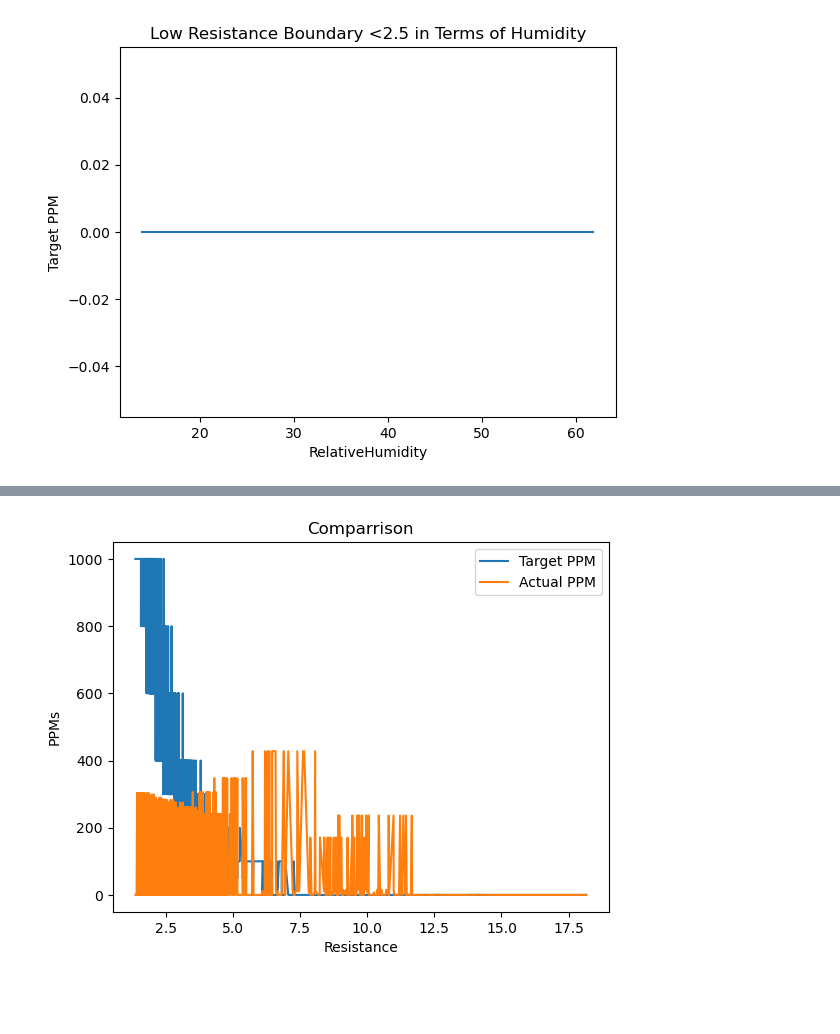
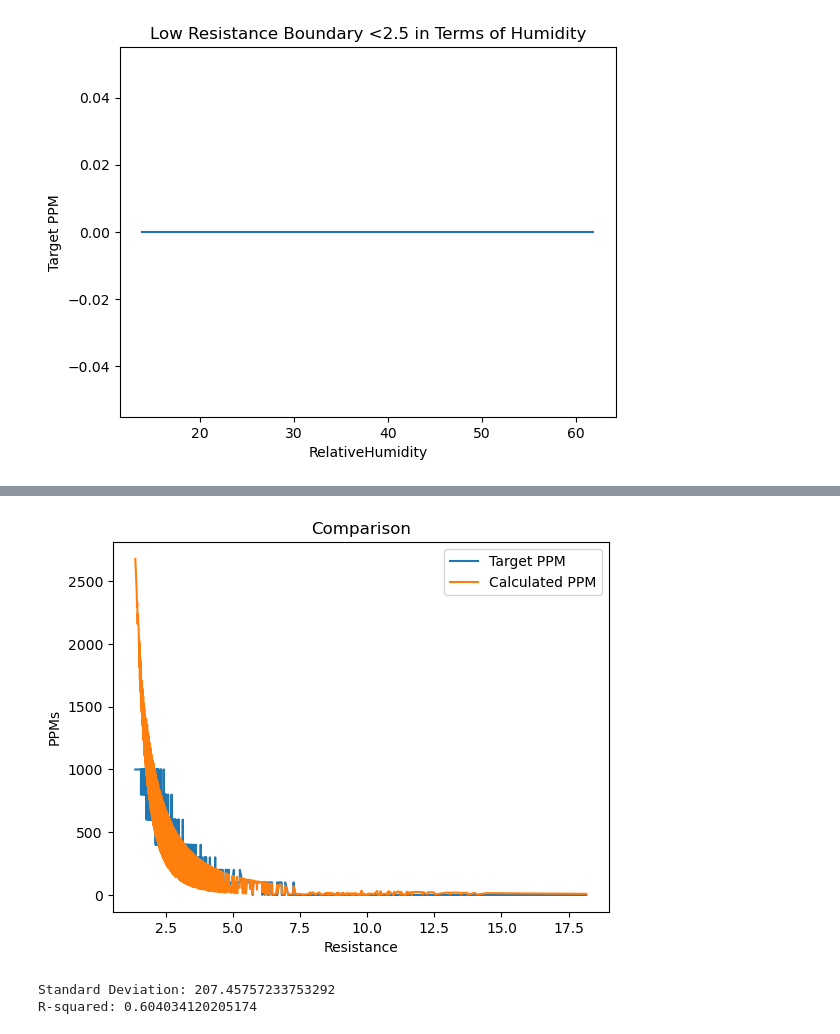
Before and after one commit to Coopsims/MethaneDataScience, a Jupyter notebook: PDE Analysis.ipynb, the cells around one changed output, grey strips where cells are left out. Drawn from its saved outputs; the diff is of its cells as text; code cells hidden in the pictures; blank space fills up the shorter version.

Commit message:
Added equation with stdev = 207 and R^2 = 0.60 (food for thought)

```diff
--- a/PDE Analysis.ipynb
+++ b/PDE Analysis.ipynb
@@ -358,40 +402,77 @@ plt.show()
 # %%
 #Here I will play around with solutions from the comment block above
-# (2) (Acos(kx))((975/g₀)cosh(ky) + Dsinh(k*y))
-# where x = r-1.628 and y = h-12.92
-def ppm_equation(x, y, A, B, k, D, c, l, m):
-    return A*np.cos(l*x)*(B * np.cosh(m * y) + D * np.sinh(k * y))+c
+"""
+second, power:
+ppm(r,h)        = A*r^(B)
+ppm(r,12.92)    = 4642.9*r^(-2.113)
+                  R = 0.90
+ppm(r,60.63)    = 8910.6*r^(-3.942)
+                R = 0.96
+ppm(1.628,h)    ~ 957
+ppm(7.5,h)      = 0
+Here we make A and B linear functions of h (A(h), B(h))
+where A(12.92) = 4642.9 and A(60.63) = 8910.6
+A(h) = 89.470h + 3478.205
+where B(12.92) = -2.113 and B(60.63) = -3.942
+B(h) = -0.038304h - 1.617725
+"""
 
-A = 0.00012
-B = -50
-k = 0.22
-l = -0.01
-m = 0.22
-D = 200
-c = 0
+def A(h):
+    return 89.47*h + 3478.205
+def B(h):
+    return -0.038304*h - 1.617725
+def ppm(r,h):
+    result = A(h) * r ** B(h)
+    return result
+
 
 y2 = []
 for row in sorted_data_r:
-    x = float(row[3])-1.628
-    y = float(row[5])-12.92
-    y2.append(ppm_equation(x, y, A, B, k, D, c, l, m))
+    r = float(row[3])
+    h = float(row[5])
+    y2.append(ppm(r,h))
 
 y1 = [float(row[2]) for row in sorted_data_r]
 x1 = [float(row[3]) for row in sorted_data_r]
 #print(y1)
 # Plot the datasets
 plt.plot(x1, y1, label='Target PPM')
-plt.plot(x1, y2, label='Actual PPM')
+plt.plot(x1, y2, label='Calculated PPM')
 
 # Set plot labels and title
 plt.xlabel('Resistance')
 plt.ylabel('PPMs')
 plt.title('Comparison')
 
 # Add legend
 plt.legend()
 
 # Display the plot
 plt.show()
+
+
+
+def calculate_standard_deviation(actual_values, calculated_values):
+    residuals = actual_values - calculated_values
+    squared_residuals = residuals ** 2
+    mean_squared_residuals = squared_residuals.mean()
+    standard_deviation = np.sqrt(mean_squared_residuals)
+    return standard_deviation
+
+def calculate_r_squared(actual_values, calculated_values):
+    residuals = actual_values - calculated_values
+    sum_of_squares_residuals = np.sum(residuals ** 2)
+    mean_actual_values = np.mean(actual_values)
+    sum_of_squares_total = np.sum((actual_values - mean_actual_values) ** 2)
+    r_squared = 1 - (sum_of_squares_residuals / sum_of_squares_total)
+    return r_squared
+
+std_dev = calculate_standard_deviation(np.asarray(y1), np.asarray(y2))
+r_squared = calculate_r_squared(np.asarray(y1), np.asarray(y2))
+
+print("Standard Deviation:", std_dev)
+print("R-squared:", r_squared)
 # %% [output]
-[figure, old version]
+[figure, new version]
+Standard Deviation: 207.45757233753292
+R-squared: 0.604034120205174
```
Also changed, not shown: parts of 5 cells of this notebook.
